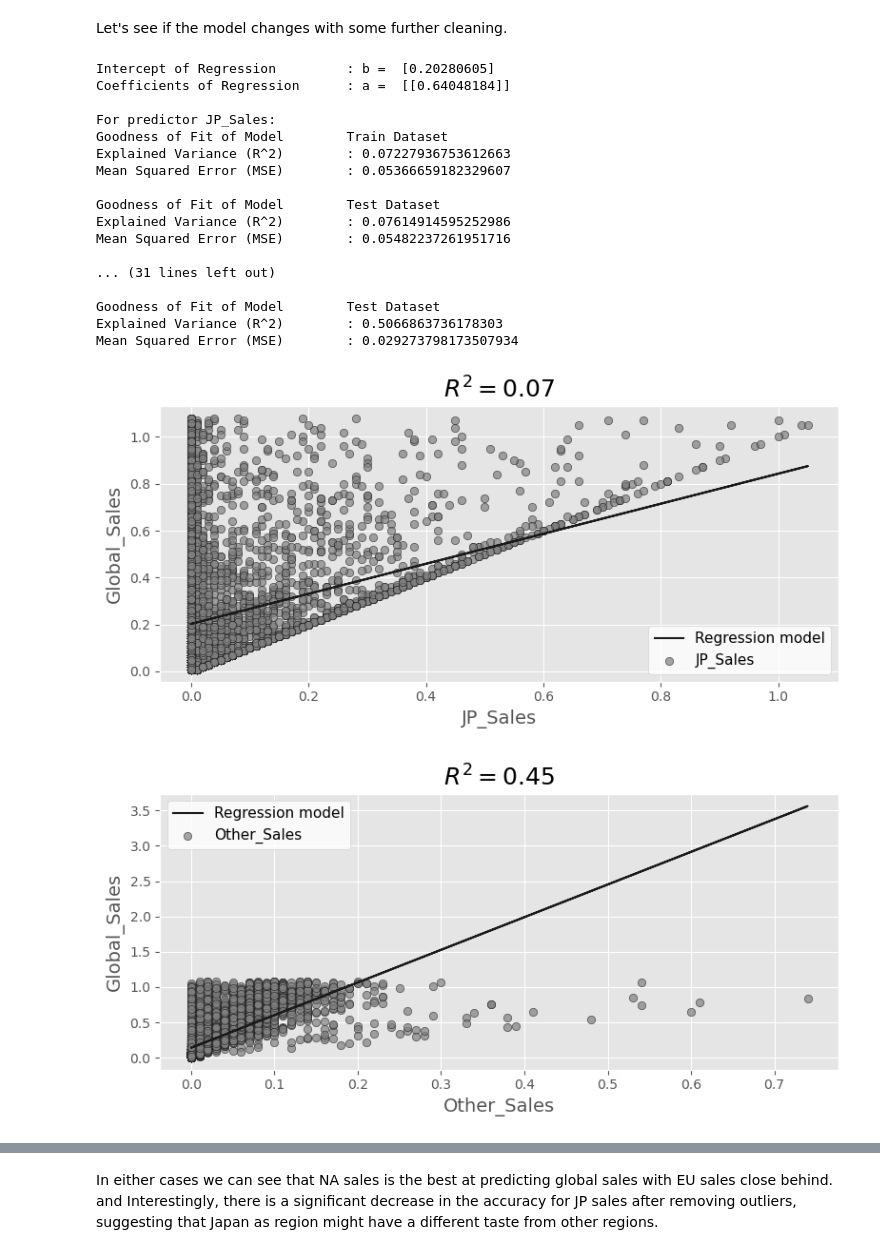
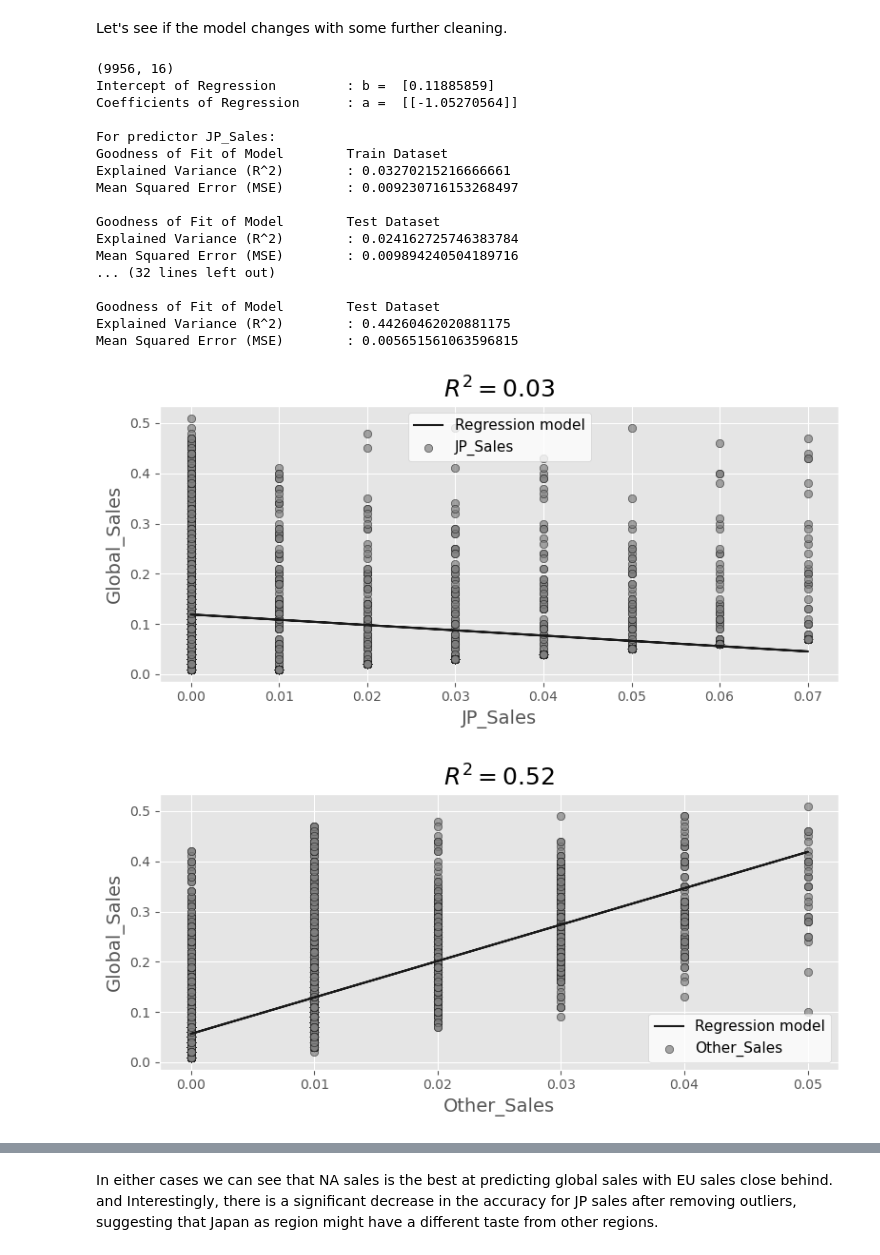
Before and after one commit to dualbricks/cyberbullying_classification, a Jupyter notebook: machineLearning.ipynb, the cells around one changed output, grey strips where cells are left out. Drawn from its saved outputs; the diff is of its cells as text; code cells hidden in the pictures.

```diff
--- a/machineLearning.ipynb
+++ b/machineLearning.ipynb
@@ -55,35 +55,36 @@ Mean Squared Error (MSE)        : 0.2852400534897801
 Let's see if the model changes with some further cleaning.
 # %%
 cleaned_data = null_cleaning(data, predictors)
-cleaned_data = outlier_cleaning(cleaned_data, ["Global_Sales"])
+cleaned_data = outlier_cleaning(cleaned_data, ["Global_Sales", "JP_Sales", "Other_Sales", "NA_Sales", "EU_Sales"])
+print(cleaned_data.shape)
 sales = pd.DataFrame(cleaned_data["Global_Sales"])
 result_listc = []
 result_listc.append(reg(cleaned_data,sales, "JP_Sales"))
 result_listc.append(reg(cleaned_data,sales, "Other_Sales"))
 result_listc.append(reg(cleaned_data,sales, "NA_Sales"))
 result_listc.append(reg(cleaned_data,sales, "EU_Sales"))
 acc_df = pd.DataFrame(result_listc, columns=["Predictor","ACC","MSE"]).sort_values(by='MSE')
 fig, ax = plt.subplots(figsize=(8, 4))
 ax = sb.barplot(x="MSE", y="Predictor", data=acc_df)
 fig, ax = plt.subplots(figsize=(8, 4))
 ax = sb.barplot(x="ACC", y="Predictor", data=acc_df)
 # %% [output]
-Intercept of Regression         : b =  [0.20280605]
-Coefficients of Regression      : a =  [[0.64048184]]
+(9956, 16)
+Intercept of Regression         : b =  [0.11885859]
+Coefficients of Regression      : a =  [[-1.05270564]]
 
 For predictor JP_Sales:
 Goodness of Fit of Model        Train Dataset
-Explained Variance (R^2)        : 0.07227936753612663
-Mean Squared Error (MSE)        : 0.05366659182329607
+Explained Variance (R^2)        : 0.03270215216666661
+Mean Squared Error (MSE)        : 0.009230716153268497
 
 Goodness of Fit of Model        Test Dataset
-Explained Variance (R^2)        : 0.07614914595252986
-Mean Squared Error (MSE)        : 0.05482237261951716
-
-... (31 lines left out)
+Explained Variance (R^2)        : 0.024162725746383784
+Mean Squared Error (MSE)        : 0.009894240504189716
+... (32 lines left out)
 
 Goodness of Fit of Model        Test Dataset
-Explained Variance (R^2)        : 0.5066863736178303
-Mean Squared Error (MSE)        : 0.029273798173507934
+Explained Variance (R^2)        : 0.44260462020881175
+Mean Squared Error (MSE)        : 0.005651561063596815
-[figure, old version]
+[figure, new version]
-[figure, old version]
+[figure, new version]
```
Also changed, not shown: parts of 14 cells of this notebook, 3 other files.
